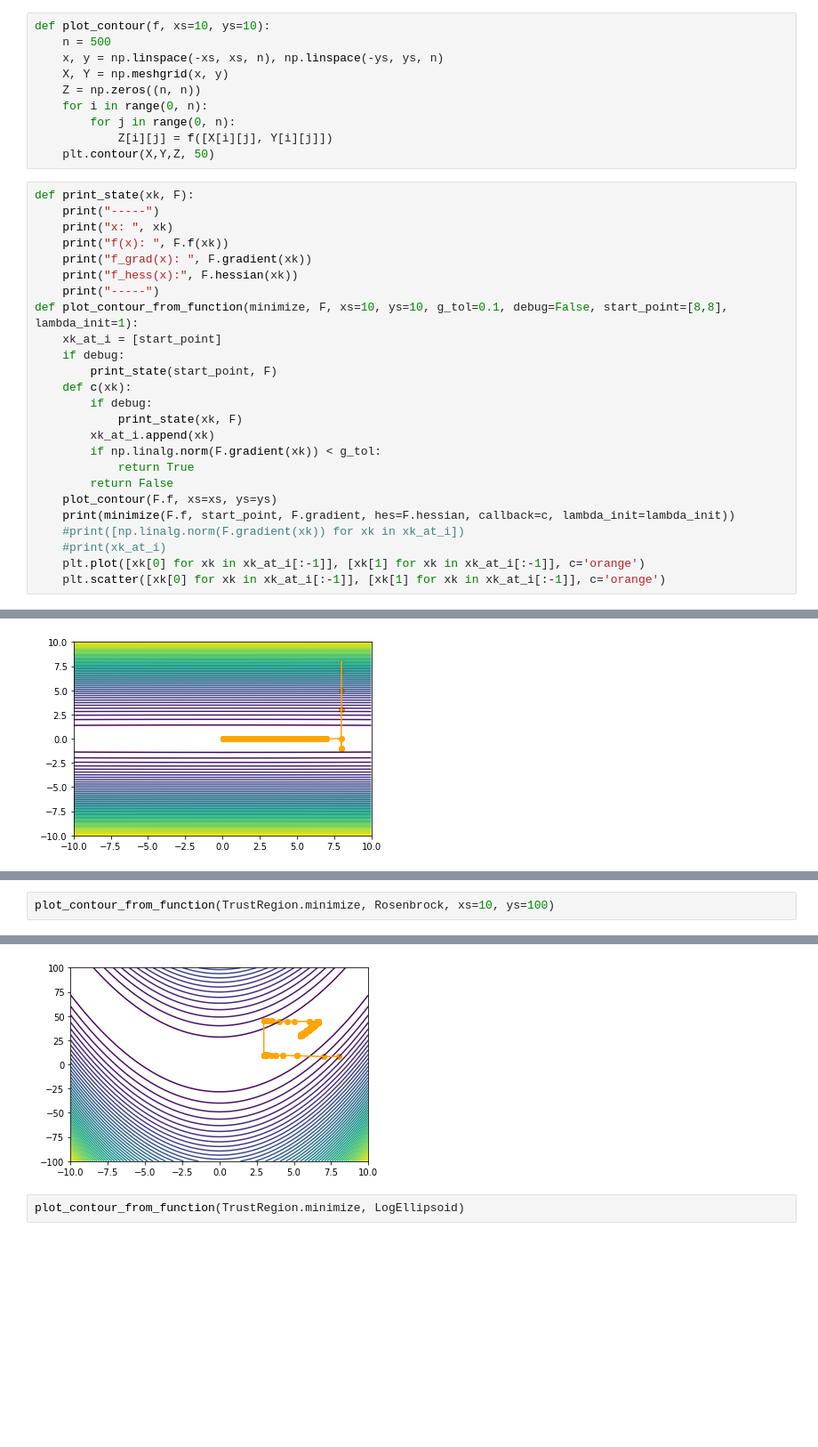
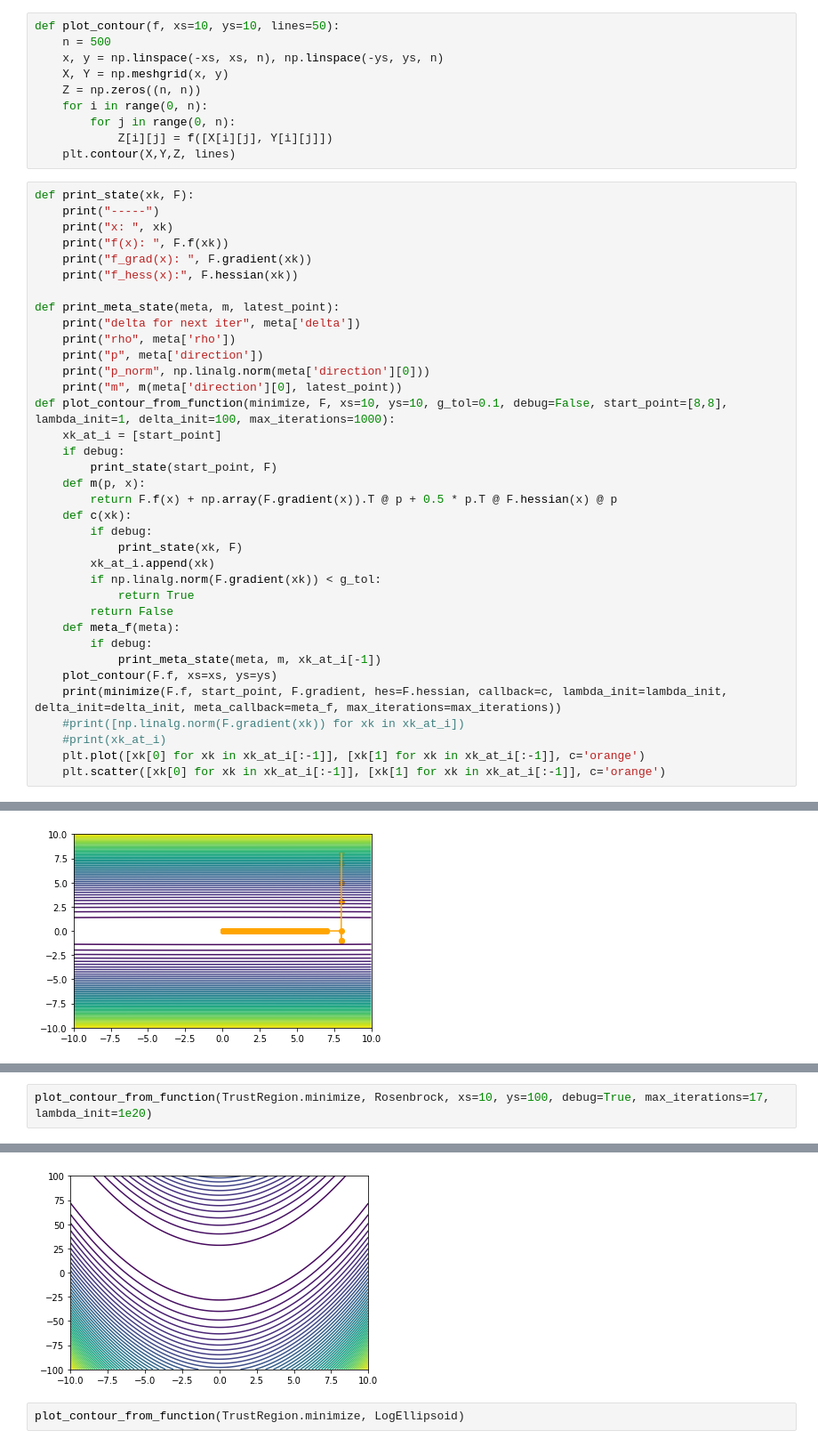
Before and after one commit to Snailed/no-2022-code, a Jupyter notebook: no-assignment-4.ipynb, the cells around one changed output, grey strips where cells are left out. Shown: that part at 89% size. Drawn from its saved outputs; the diff is of its cells as text; blank space fills up the shorter version.

```diff
--- a/no-assignment-4.ipynb
+++ b/no-assignment-4.ipynb
@@ -11,7 +11,7 @@ from functions.sum_of_different_powers import SumOfDifferentPowers
 # %%
 from optimizers.trust_region.trust_region import TrustRegion
 # %%
-def plot_contour(f, xs=10, ys=10):
+def plot_contour(f, xs=10, ys=10, lines=50):
     n = 500
     x, y = np.linspace(-xs, xs, n), np.linspace(-ys, ys, n)
     X, Y = np.meshgrid(x, y)
@@ -19,7 +19,7 @@ def plot_contour(f, xs=10, ys=10):
     for i in range(0, n):
         for j in range(0, n):
             Z[i][j] = f([X[i][j], Y[i][j]])
-    plt.contour(X,Y,Z, 50)
+    plt.contour(X,Y,Z, lines)
 # %%
 def print_state(xk, F):
     print("-----")
@@ -27,11 +27,19 @@ def print_state(xk, F):
     print("f(x): ", F.f(xk))
     print("f_grad(x): ", F.gradient(xk))
     print("f_hess(x):", F.hessian(xk))
-    print("-----")
-def plot_contour_from_function(minimize, F, xs=10, ys=10, g_tol=0.1, debug=False, start_point=[8,8], lambda_init=1):
+
+def print_meta_state(meta, m, latest_point):
+    print("delta for next iter", meta['delta'])
+    print("rho", meta['rho'])
+    print("p", meta['direction'])
+    print("p_norm", np.linalg.norm(meta['direction'][0]))
+    print("m", m(meta['direction'][0], latest_point))
+def plot_contour_from_function(minimize, F, xs=10, ys=10, g_tol=0.1, debug=False, start_point=[8,8], lambda_init=1, delta_init=100, max_iterations=1000):
     xk_at_i = [start_point]
     if debug:
         print_state(start_point, F)
+    def m(p, x):
+        return F.f(x) + np.array(F.gradient(x)).T @ p + 0.5 * p.T @ F.hessian(x) @ p
     def c(xk):
         if debug:
             print_state(xk, F)
@@ -39,8 +47,11 @@ def plot_contour_from_function(minimize, F, xs=10, ys=10, g_tol=0.1, debug=False
         if np.linalg.norm(F.gradient(xk)) < g_tol:
             return True
         return False
+    def meta_f(meta):
+        if debug:
+            print_meta_state(meta, m, xk_at_i[-1])
     plot_contour(F.f, xs=xs, ys=ys)
-    print(minimize(F.f, start_point, F.gradient, hes=F.hessian, callback=c, lambda_init=lambda_init))
+    print(minimize(F.f, start_point, F.gradient, hes=F.hessian, callback=c, lambda_init=lambda_init, delta_init=delta_init, meta_callback=meta_f, max_iterations=max_iterations))
     #print([np.linalg.norm(F.gradient(xk)) for xk in xk_at_i])
     #print(xk_at_i)
     plt.plot([xk[0] for xk in xk_at_i[:-1]], [xk[1] for xk in xk_at_i[:-1]], c='orange')
@@ -111,3 +142,3 @@ plt.plot(rhos_ellipsoid)
 # %%
-plot_contour_from_function(TrustRegion.minimize, Rosenbrock, xs=10, ys=100)
+plot_contour_from_function(TrustRegion.minimize, Rosenbrock, xs=10, ys=100, debug=True, max_iterations=17, lambda_init=1e20)
 # %% [output]
@@ -115,4 +163,4 @@ plot_contour_from_function(TrustRegion.minimize, Rosenbrock, xs=10, ys=100)
-[figure, old version]
+[figure, new version]
 # %%
 plot_contour_from_function(TrustRegion.minimize, LogEllipsoid)
 # %% [output]
```
Also changed, not shown: parts of 23 cells of this notebook, 2 other files.
